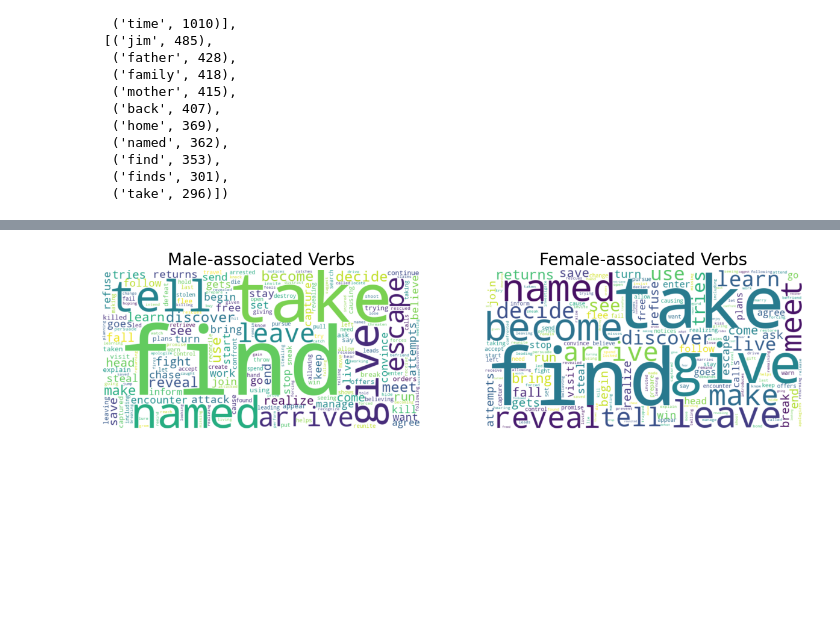
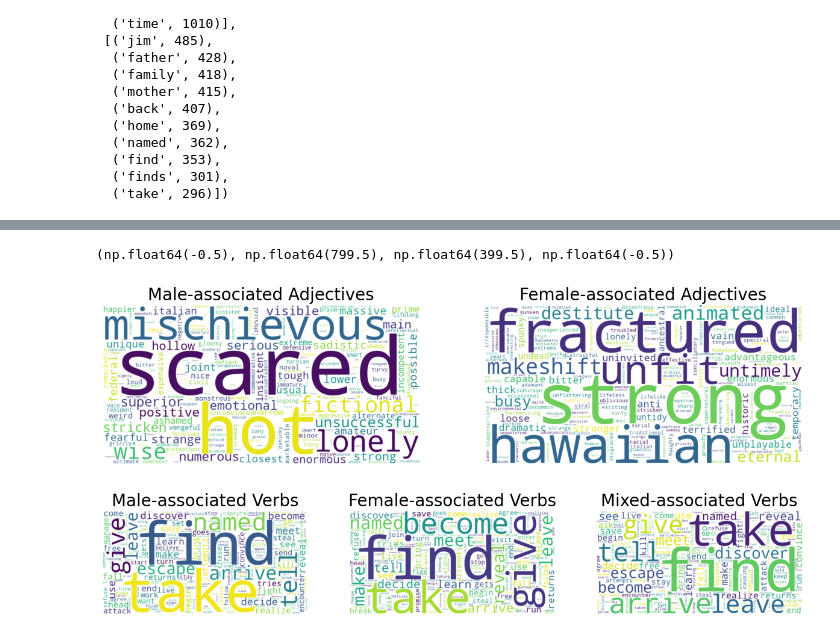
Before and after one commit to GermanButtiero/social_graph_assignment1, a Jupyter notebook: project/create_graph.ipynb, the cells around one changed output, grey strips where cells are left out. Cells and saved outputs as stored; diff of their text form; code cells hidden in the pictures; blank space fills up the shorter version.

```diff
--- a/project/create_graph.ipynb
+++ b/project/create_graph.ipynb
@@ -39,4 +39,5 @@ def create_graph(file):
 # --- Create graph ---
 G_male = create_graph("male_pairs.txt")
 G_female =create_graph("female_pairs.txt")
+mixed_graph = create_graph("mixed_pairs.txt")
 # %%
@@ -151,6 +163,10 @@ def get_info(graph, gender):
 
 male_adj, male_verbs = get_info(G_male, "male")
 female_adj, female_verbs = get_info(G_female, "female")
+mixed_m_adj, mixed_m_verbs = get_info(mixed_graph, "male")
+mixed_f_adj, mixed_f_verbs = get_info(mixed_graph, "female")
+mixed_adj = mixed_m_adj + mixed_f_adj
+mixed_verbs = mixed_m_verbs + mixed_f_verbs
 # %%
 male_wordcloud = WordCloud(width=800, height=400, background_color='white').generate(' '.join(male_adj))
 female_wordcloud = WordCloud(width=800, height=400, background_color='white').generate(' '.join(female_adj))
@@ -169,15 +190,38 @@ plt.show()
+# %%
+cleaned_male_adj = [adj for adj in male_adj if adj not in mixed_adj]
+cleaned_female_adj = [adj for adj in female_adj if adj not in mixed_adj]
+male_wordcloud = WordCloud(width=800, height=400, background_color='white').generate(' '.join(cleaned_male_adj))
+female_wordcloud = WordCloud(width=800, height=400, background_color='white').generate(' '.join(cleaned_female_adj))
+plt.figure(figsize=(15, 7))
+plt.subplot(1, 2, 1)
+plt.title("Male-associated Adjectives", size=20)
+plt.imshow(male_wordcloud, interpolation='bilinear')
+plt.axis('off')
+plt.subplot(1, 2, 2)
+plt.title("Female-associated Adjectives", size=20)
+plt.imshow(female_wordcloud, interpolation='bilinear')
+plt.axis('off')
+# %% [output]
+(np.float64(-0.5), np.float64(799.5), np.float64(399.5), np.float64(-0.5))
+[figure, added]
 # %%
 male_wordcloud = WordCloud(width=800, height=400, background_color='white').generate(' '.join(male_verbs))
 female_wordcloud = WordCloud(width=800, height=400, background_color='white').generate(' '.join(female_verbs))
+mixed_wordcloud = WordCloud(width=800, height=400, background_color='white').generate(' '.join(mixed_verbs))
 plt.figure(figsize=(15, 7))
-plt.subplot(1, 2, 1)
+plt.subplot(1, 3, 1)
 plt.title("Male-associated Verbs", size=20)
 plt.imshow(male_wordcloud, interpolation='bilinear')
 plt.axis('off')
-plt.subplot(1, 2, 2)
+plt.subplot(1, 3, 2)
 plt.title("Female-associated Verbs", size=20)
 plt.imshow(female_wordcloud, interpolation='bilinear')
 plt.axis('off')
+plt.subplot(1, 3, 3)
+plt.title("Mixed-associated Verbs", size=20)
+plt.imshow(mixed_wordcloud, interpolation='bilinear')
+plt.axis('off')
+
 plt.show()
 # %% [output]
-[figure, old version]
+[figure, new version]
```
Also changed, not shown: parts of 9 cells of this notebook.
